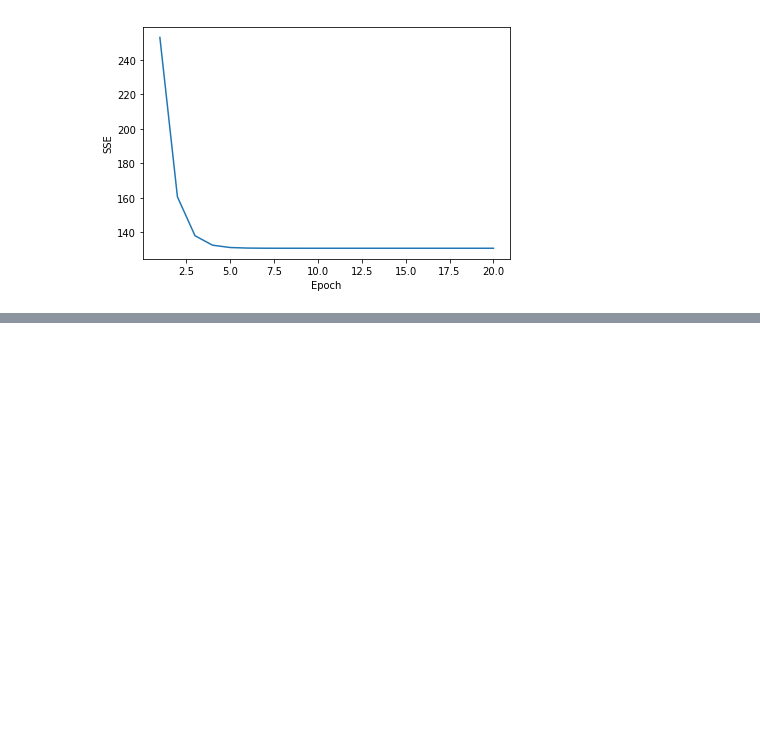
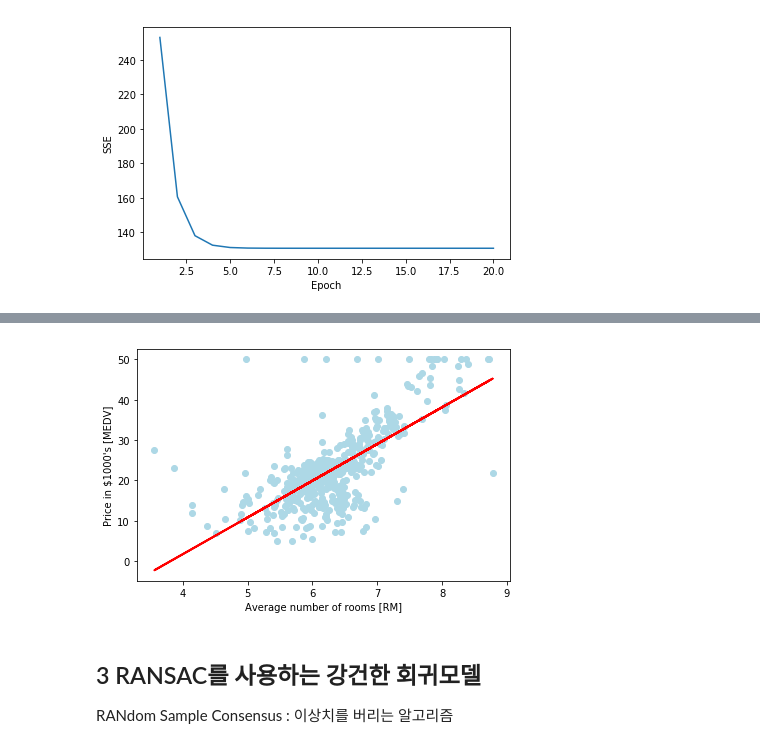
Before and after one commit to Queie/TensorFlow, a Jupyter notebook: 08.Simple Regression.ipynb, the cells around one changed output, grey strips where cells are left out. Saved outputs shown, nothing was run; the diff lists cells and outputs as text; code cells hidden in the pictures; blank space fills up the shorter version.

```diff
--- a/08.Simple Regression.ipynb
+++ b/08.Simple Regression.ipynb
@@ -158,0 +220,10 @@ plt.tight_layout(); plt.show()
+# %%
+lin_regplot(X, y, slr)   # Regression Plot
+plt.xlabel('Average number of rooms [RM]')
+plt.ylabel('Price in $1000\'s [MEDV]')
+plt.tight_layout(); plt.show()
+# %% [output]
+[figure, added]
+# %% [markdown]
+## 3 RANSAC를 사용하는 강건한 회귀모델
+RANdom Sample Consensus : 이상치를 버리는 알고리즘
```
Also changed, not shown: parts of 16 cells of this notebook.
